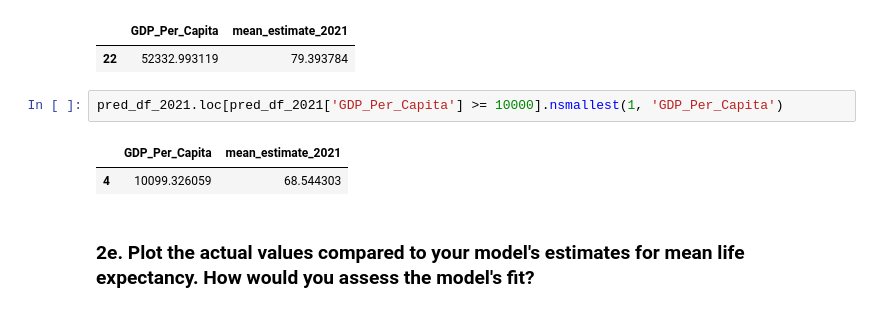
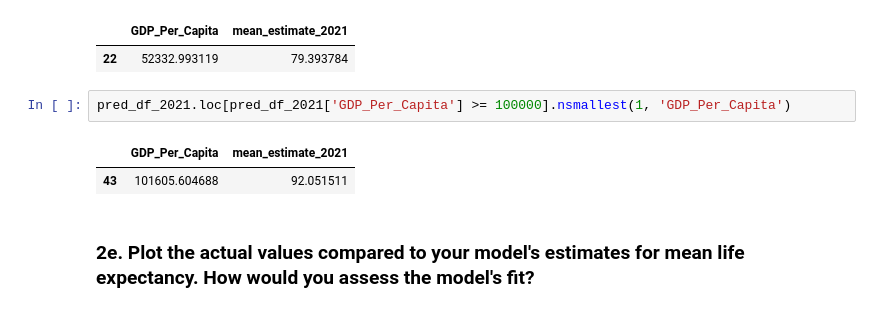
Before and after one commit to nss-data-science-cohort-8/un-linear-regression-BillyBrothers, a Jupyter notebook: notebooks/un_linear_regression.ipynb, the cells around one changed output. Saved outputs shown, nothing was run; the diff lists cells and outputs as text.

```diff
--- a/notebooks/un_linear_regression.ipynb
+++ b/notebooks/un_linear_regression.ipynb
@@ -180,10 +244,10 @@ pred_df_2021.loc[pred_df_2021['GDP_Per_Capita'] >= 50000].nsmallest(1, 'GDP_Per_
 |  | GDP_Per_Capita | mean_estimate_2021 |
 | 22 | 52332.993119 | 79.393784 |
 # %%
-pred_df_2021.loc[pred_df_2021['GDP_Per_Capita'] >= 10000].nsmallest(1, 'GDP_Per_Capita')
+pred_df_2021.loc[pred_df_2021['GDP_Per_Capita'] >= 100000].nsmallest(1, 'GDP_Per_Capita')
 # %% [output]
 |  | GDP_Per_Capita | mean_estimate_2021 |
-| 4 | 10099.326059 | 68.544303 |
+| 43 | 101605.604688 | 92.051511 |
 # %% [markdown]
 ### 2e. Plot the actual values compared to your model's estimates for mean life expectancy. How would you assess the model's fit?
 # %% [markdown]
```
Also changed, not shown: parts of 46 cells of this notebook.
